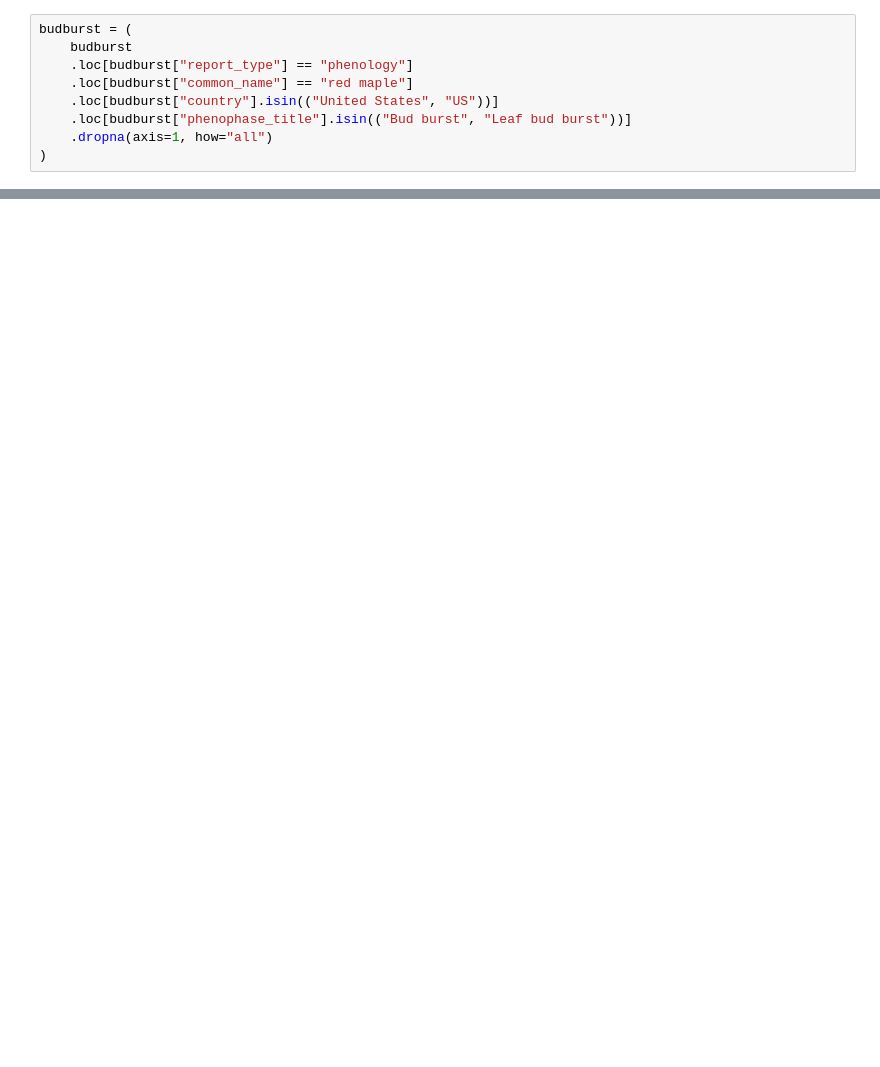
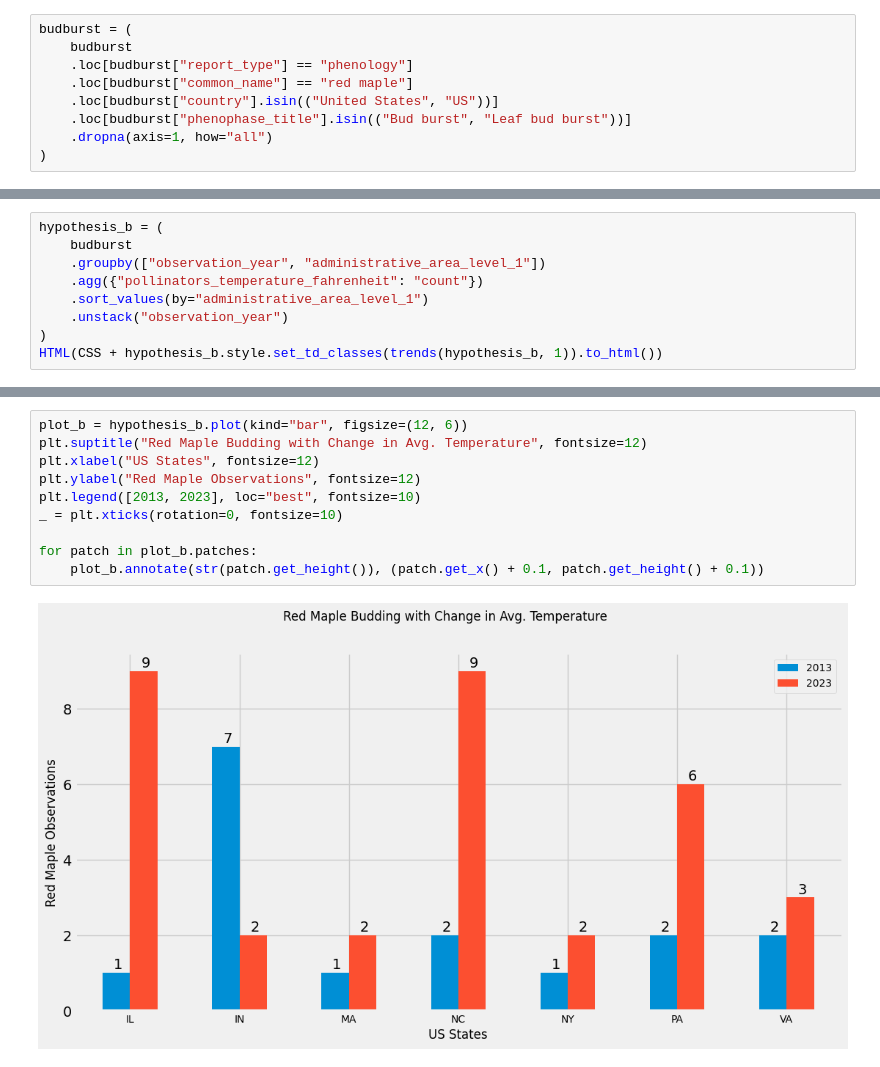
Before and after one commit to CSIS-NLU/Open-Science-101, a Jupyter notebook: Group-Projects/Climate change impact on phenology using Budburst/nasa_tops_group_project.ipynb, the cells around one changed output, grey strips where cells are left out. Drawn from its saved outputs; the diff is of its cells as text; blank space fills up the shorter version.

```diff
--- a/Group-Projects/Climate change impact on phenology using Budburst/nasa_tops_group_project.ipynb
+++ b/Group-Projects/Climate change impact on phenology using Budburst/nasa_tops_group_project.ipynb
@@ -65,0 +202,9 @@ output
+# %%
+hypothesis_b = (
+    budburst
+    .groupby(["observation_year", "administrative_area_level_1"])
+    .agg({"pollinators_temperature_fahrenheit": "count"})
+    .sort_values(by="administrative_area_level_1")
+    .unstack("observation_year")
+)
+HTML(CSS + hypothesis_b.style.set_td_classes(trends(hypothesis_b, 1)).to_html())
@@ -65,0 +222,12 @@ output
+# %%
+plot_b = hypothesis_b.plot(kind="bar", figsize=(12, 6))
+plt.suptitle("Red Maple Budding with Change in Avg. Temperature", fontsize=12)
+plt.xlabel("US States", fontsize=12)
+plt.ylabel("Red Maple Observations", fontsize=12)
+plt.legend([2013, 2023], loc="best", fontsize=10)
+_ = plt.xticks(rotation=0, fontsize=10)
+
+for patch in plot_b.patches:
+    plot_b.annotate(str(patch.get_height()), (patch.get_x() + 0.1, patch.get_height() + 0.1))
+# %% [output]
+[figure, added]
```
Also changed, not shown: parts of 22 cells of this notebook, 1 other file.
